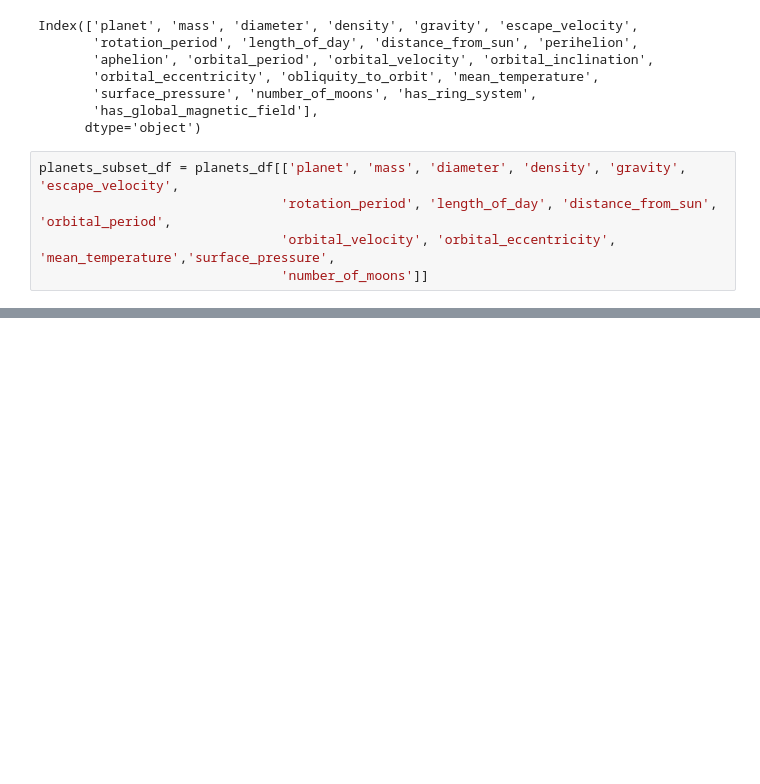
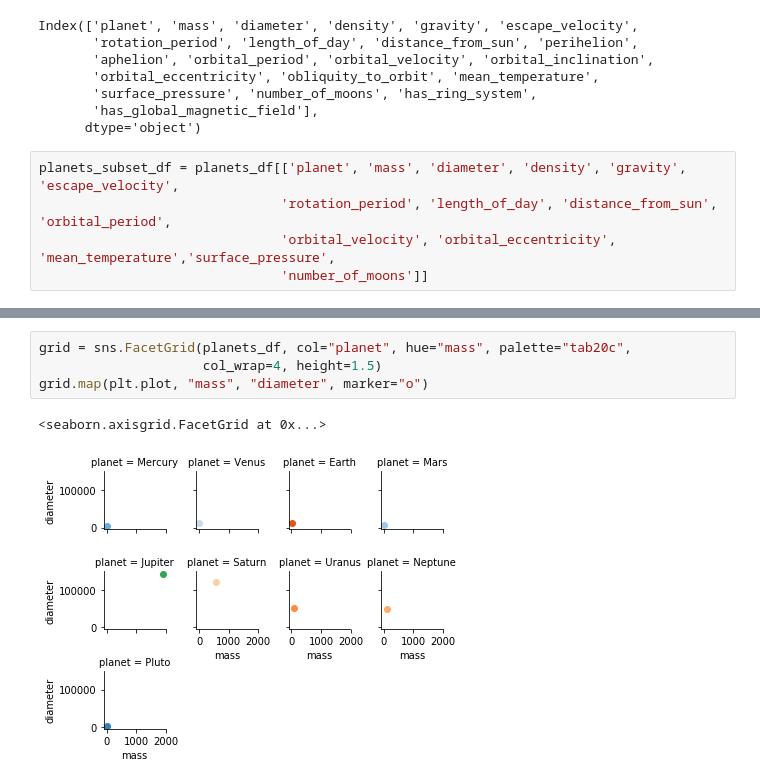
Before and after one commit to sarthakbatragatech/AstroViz, a Jupyter notebook: AstroViz.ipynb, the cells around one changed output, grey strips where cells are left out. Saved outputs shown, nothing was run; the diff lists cells and outputs as text; blank space fills up the shorter version.

```diff
--- a/AstroViz.ipynb
+++ b/AstroViz.ipynb
@@ -44,0 +55,7 @@ sns.heatmap(ax=ax, data=planets_subset_df.corr())
+# %%
+grid = sns.FacetGrid(planets_df, col="planet", hue="mass", palette="tab20c",
+                     col_wrap=4, height=1.5)
+grid.map(plt.plot, "mass", "diameter", marker="o")
+# %% [output]
+<seaborn.axisgrid.FacetGrid at 0x...>
+[figure, added]
```
Also changed, not shown: parts of 5 cells of this notebook, 3 other files.
